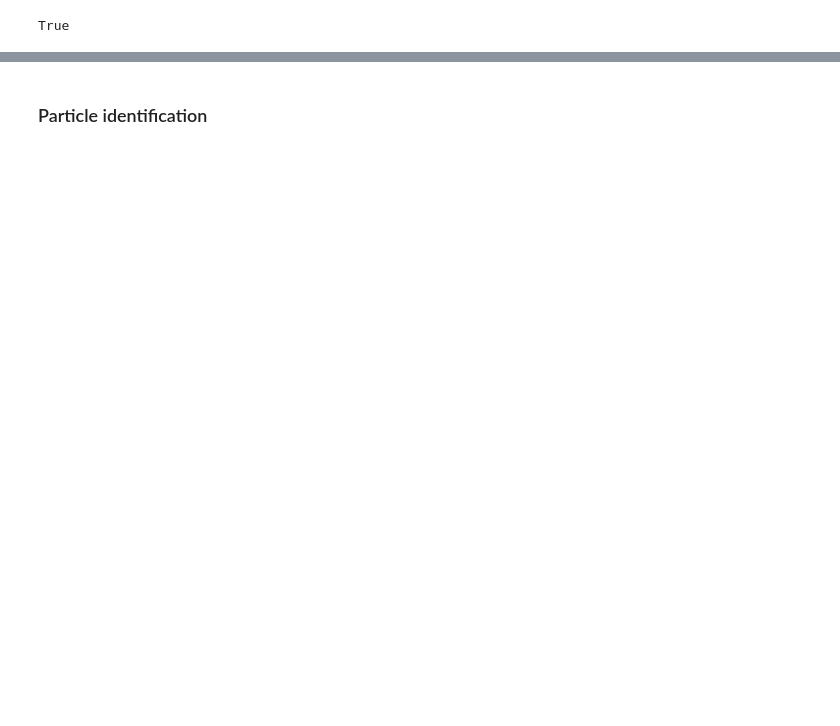
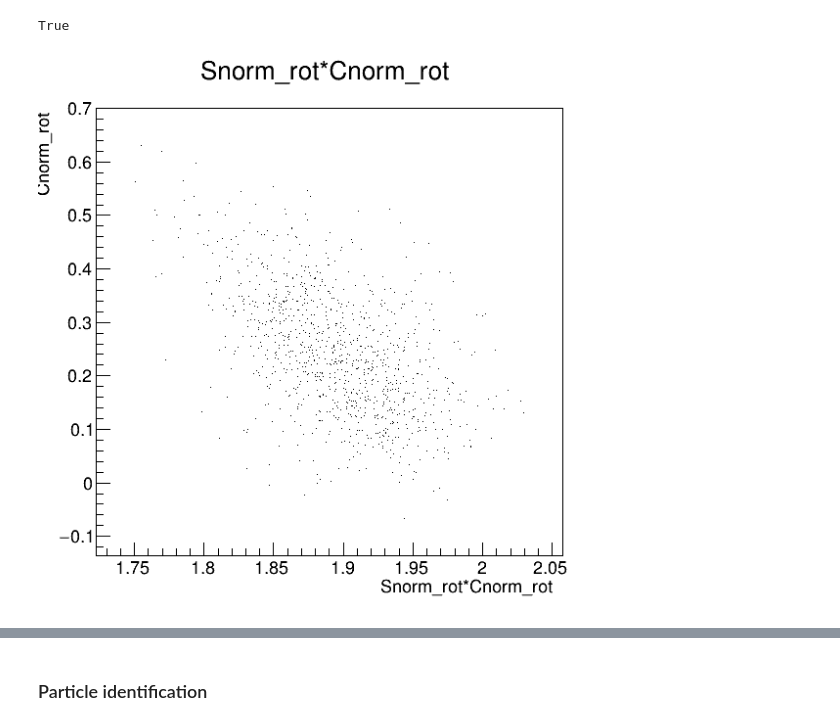
Before and after one commit to mollyhjorthjensen/DREAM, a Jupyter notebook: Analysis/validation.ipynb, the cells around one changed output, grey strips where cells are left out. Saved outputs shown, nothing was run; the diff lists cells and outputs as text; code cells hidden in the pictures; blank space fills up the shorter version.

```diff
--- a/Analysis/validation.ipynb
+++ b/Analysis/validation.ipynb
@@ -309,2 +128,9 @@ rdf_energy_pi = rdf_energy_pi.Define("Cnorm_cal_rot", "rotate_ycoord(Snorm_cal,
+# %%
+c1 = ROOT.TCanvas("c1", "c1", 600, 600)
+gr = rdf3_pi.Graph("Snorm_rot", "Cnorm_rot")
+gr.Draw("ap")
+c1.Draw()
+# %% [output]
+[figure, added]
 # %%
 c5 = ROOT.TCanvas("c5", "c5", 1200, 400)
```
Also changed, not shown: parts of 37 cells of this notebook.
